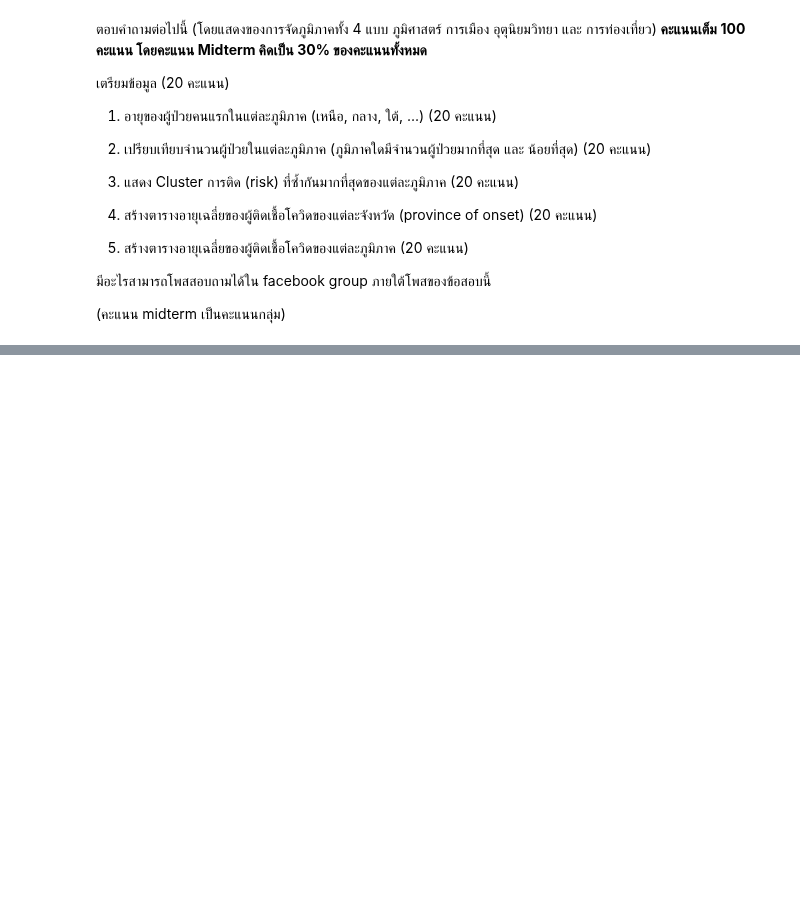
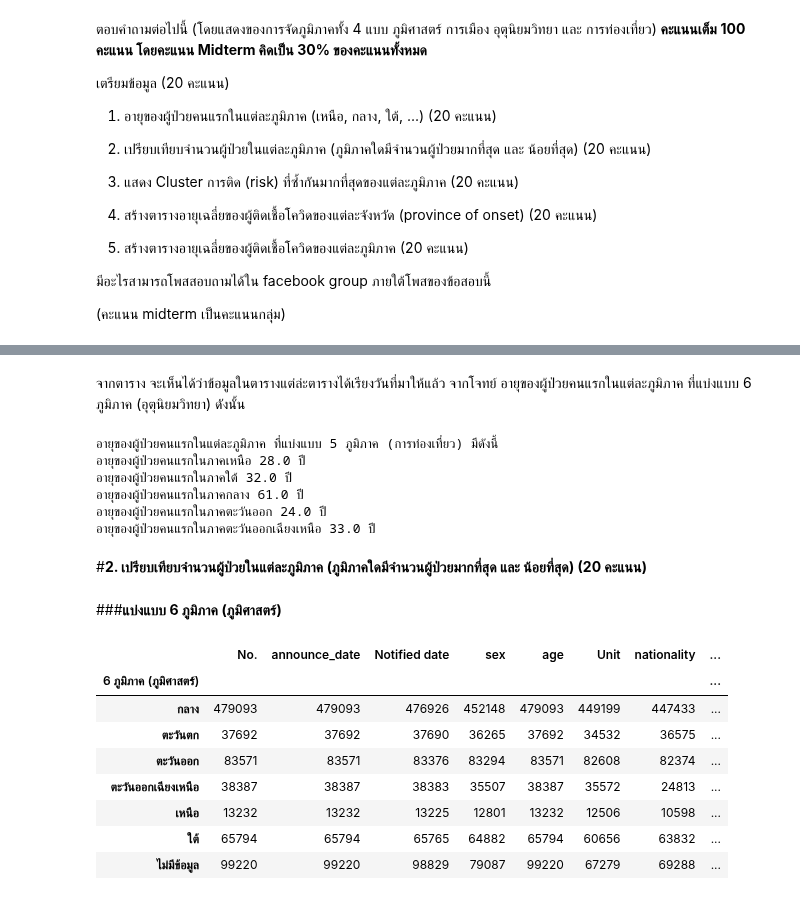
Before and after one commit to Jittiya/DWDM21, a Jupyter notebook: BasicPython&DataViz_midterm2022.ipynb, the cells around one changed output, grey strips where cells are left out. Drawn from its saved outputs; the diff is of its cells as text; code cells hidden in the pictures; blank space fills up the shorter version.

```diff
--- a/BasicPython&DataViz_midterm2022.ipynb
+++ b/BasicPython&DataViz_midterm2022.ipynb
@@ -221,0 +303,8 @@ merged_01
+# %%
+merged_01[['6 ภูมิภาค (ภูมิศาสตร์)']] = merged_01[['6 ภูมิภาค (ภูมิศาสตร์)']].fillna('ไม่มีข้อมูล')
+# %%
+merged_01[['4 ภูมิภาค (การเมือง)']] = merged_01[['4 ภูมิภาค (การเมือง)']].fillna('ไม่มีข้อมูล')
+# %%
+merged_01[['6 ภูมิภาค (อุตุนิยมวิทยา)']] = merged_01[['6 ภูมิภาค (อุตุนิยมวิทยา)']].fillna('ไม่มีข้อมูล')
+# %%
+merged_01[['5 ภูมิภาค (การท่องเที่ยว)']] = merged_01[['5 ภูมิภาค (การท่องเที่ยว)']].fillna('ไม่มีข้อมูล')
@@ -221,0 +905,38 @@ merged_01
+# %% [markdown]
+จากตาราง จะเห็นได้ว่าข้อมูลในตารางแต่ล่ะตารางได้เรียงวันที่มาให้แล้ว จากโจทย์ อายุของผู้ป่วยคนแรกในแต่ละภูมิภาค ที่แบ่งแบบ 6 ภูมิภาค (อุตุนิยมวิทยา) ดังนั้น
+# %%
+N = North.iloc[0,1]
+S = South.iloc[0,1]
+C = Central.iloc[0,1]
+E = East.iloc[0,1]
+NE = Northeast.iloc[0,1]
+print(f'อายุของผู้ป่วยคนแรกในแต่ละภูมิภาค ที่แบ่งแบบ 5 ภูมิภาค (การท่องเที่ยว) มีดังนี้')
+print(f'อายุของผู้ป่วยคนแรกในภาคเหนือ {N} ปี')
+print(f'อายุของผู้ป่วยคนแรกในภาคใต้ {S} ปี')
+print(f'อายุของผู้ป่วยคนแรกในภาคกลาง {C} ปี')
+print(f'อายุของผู้ป่วยคนแรกในภาคตะวันออก {E} ปี')
+print(f'อายุของผู้ป่วยคนแรกในภาคตะวันออกเฉียงเหนือ {NE} ปี')
+# %% [output]
+อายุของผู้ป่วยคนแรกในแต่ละภูมิภาค ที่แบ่งแบบ 5 ภูมิภาค (การท่องเที่ยว) มีดังนี้
+อายุของผู้ป่วยคนแรกในภาคเหนือ 28.0 ปี
+อายุของผู้ป่วยคนแรกในภาคใต้ 32.0 ปี
+อายุของผู้ป่วยคนแรกในภาคกลาง 61.0 ปี
+อายุของผู้ป่วยคนแรกในภาคตะวันออก 24.0 ปี
+อายุของผู้ป่วยคนแรกในภาคตะวันออกเฉียงเหนือ 33.0 ปี
+# %% [markdown]
+#**2. เปรียบเทียบจำนวนผู้ป่วยในแต่ละภูมิภาค (ภูมิภาคใดมีจำนวนผู้ป่วยมากที่สุด และ น้อยที่สุด) (20 คะแนน)**
+# %% [markdown]
+###**แบ่งแบบ 6 ภูมิภาค (ภูมิศาสตร์)**
+# %%
+Q2i_table = merged_01.groupby('6 ภูมิภาค (ภูมิศาสตร์)').count()
+Q2i_table
+# %% [output]
+|  | No. | announce_date | Notified date | sex | age | Unit | nationality | ... |
+| 6 ภูมิภาค (ภูมิศาสตร์) |  |  |  |  |  |  |  | ... |
+| กลาง | 479093 | 479093 | 476926 | 452148 | 479093 | 449199 | 447433 | ... |
+| ตะวันตก | 37692 | 37692 | 37690 | 36265 | 37692 | 34532 | 36575 | ... |
+| ตะวันออก | 83571 | 83571 | 83376 | 83294 | 83571 | 82608 | 82374 | ... |
+| ตะวันออกเฉียงเหนือ | 38387 | 38387 | 38383 | 35507 | 38387 | 35572 | 24813 | ... |
+| เหนือ | 13232 | 13232 | 13225 | 12801 | 13232 | 12506 | 10598 | ... |
+| ใต้ | 65794 | 65794 | 65765 | 64882 | 65794 | 60656 | 63832 | ... |
+| ไม่มีข้อมูล | 99220 | 99220 | 98829 | 79087 | 99220 | 67279 | 69288 | ... |
```
Also changed, not shown: parts of 256 cells of this notebook.
